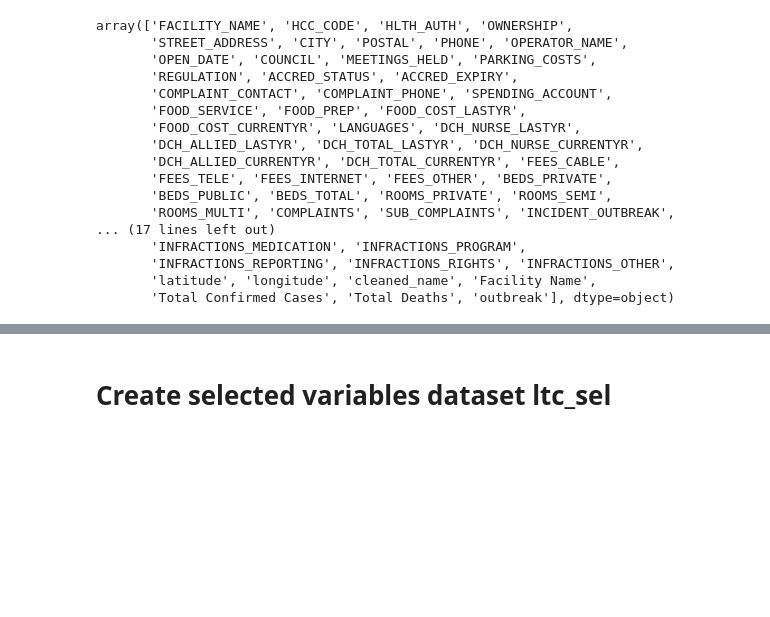
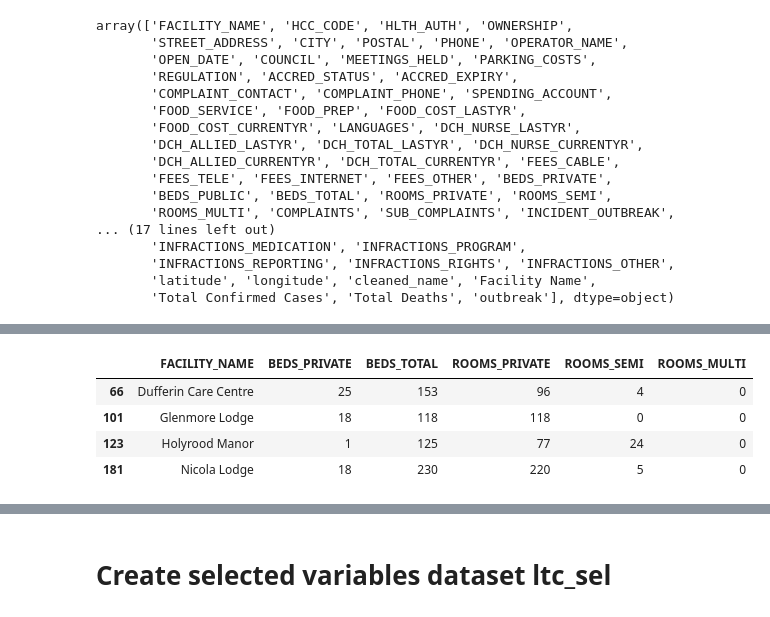
Before and after one commit to nganlyle/wrangle_covid, a Jupyter notebook: wrangling/ngan_bc_ltc_com_sel.ipynb, the cells around one changed output, grey strips where cells are left out. Saved outputs shown, nothing was run; the diff lists cells and outputs as text; code cells hidden in the pictures; blank space fills up the shorter version.

```diff
--- a/wrangling/ngan_bc_ltc_com_sel.ipynb
+++ b/wrangling/ngan_bc_ltc_com_sel.ipynb
@@ -38,2 +59,40 @@ array(['FACILITY_NAME', 'HCC_CODE', 'HLTH_AUTH', 'OWNERSHIP',
+# %%
+# Impute
+ltc.at[26, 'BEDS_TOTAL'] = 104
+ltc.at[26, 'ROOMS_PRIVATE'] = 97
+ltc.at[26, 'ROOMS_SEMI'] = 28
+
+# ltc.loc[ltc['FACILITY_NAME'] == 'Dufferin Care Centre'] #66
+ltc.at[66, 'ROOMS_PRIVATE'] = 96
+ltc.at[66, 'ROOMS_SEMI'] = 4
+
+# ltc.loc[ltc['FACILITY_NAME'] == 'Glenmore Lodge'] #101
+ltc.at[101, 'ROOMS_PRIVATE'] = 118
+
+# ltc.loc[ltc['FACILITY_NAME'] == 'Holyrood Manor'] #123
+ltc.at[123, 'BEDS_TOTAL'] = 125
+ltc.at[123, 'BEDS_PRIVATE'] = 1
+ltc.at[123, 'ROOMS_PRIVATE'] = 77
+ltc.at[123, 'ROOMS_SEMI'] = 24
+
+# ltc.loc[ltc['FACILITY_NAME'] == 'Nicola Lodge'] #181
+ltc.at[181, 'ROOMS_PRIVATE'] = 220
+ltc.at[181, 'ROOMS_SEMI'] = 5
+# %%
+ls = [
+    'Dufferin Care Centre',
+    'Glenmore Lodge',
+    'Holyrood Manor',
+    'Nicola Lodge'
+]
+
+temp = ltc.loc[ltc['FACILITY_NAME'].isin(ls)]
+temp[['FACILITY_NAME', 'BEDS_PRIVATE', 'BEDS_TOTAL', 'ROOMS_PRIVATE', 'ROOMS_SEMI', 'ROOMS_MULTI']]
+# %% [output]
+|  | FACILITY_NAME | BEDS_PRIVATE | BEDS_TOTAL | ROOMS_PRIVATE | ROOMS_SEMI | ROOMS_MULTI |
+| 66 | Dufferin Care Centre | 25 | 153 | 96 | 4 | 0 |
+| 101 | Glenmore Lodge | 18 | 118 | 118 | 0 | 0 |
+| 123 | Holyrood Manor | 1 | 125 | 77 | 24 | 0 |
+| 181 | Nicola Lodge | 18 | 230 | 220 | 5 | 0 |
 # %% [markdown]
 # Create the Complete Dataset ltc_com
```
Also changed, not shown: parts of 13 cells of this notebook, 7 other files.
